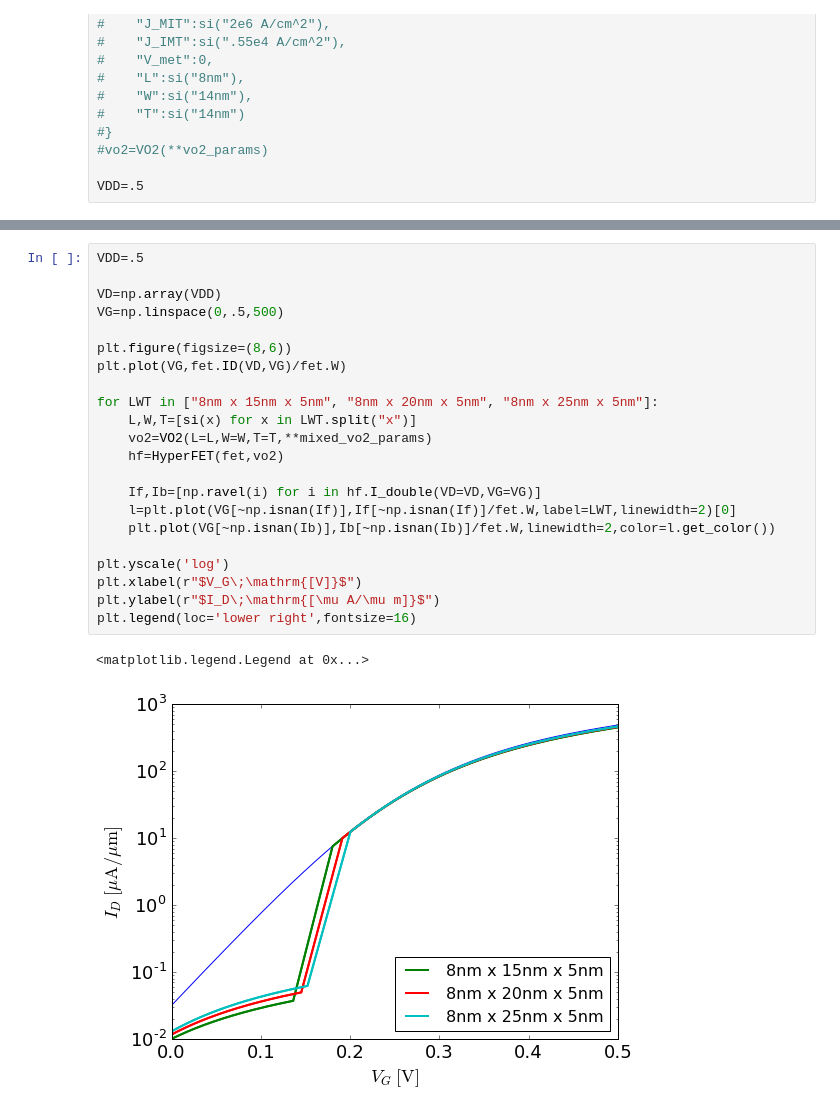
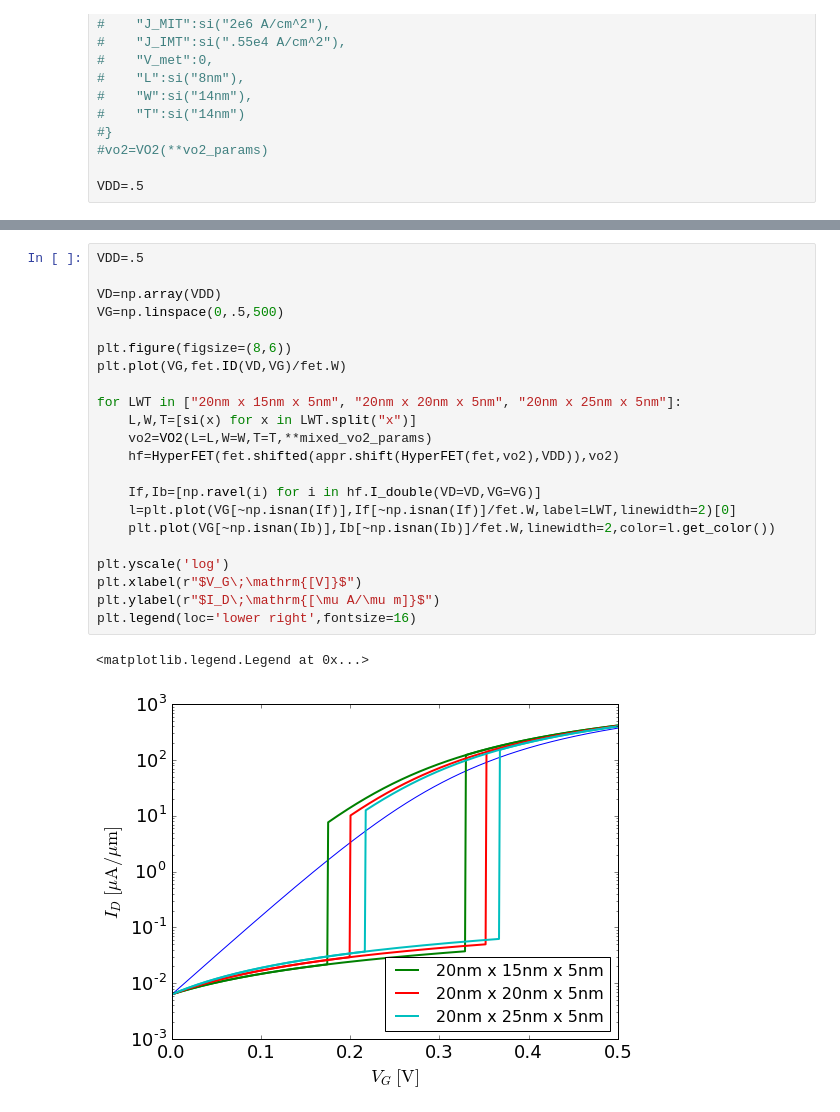
Before and after one commit to samueljamesbader/HyperFET_Project, a Jupyter notebook: DRC2017/Exploration/WeirdOscillations.ipynb, the cells around one changed output, grey strips where cells are left out. Cells and saved outputs as stored; diff of their text form.

```diff
--- a/DRC2017/Exploration/WeirdOscillations.ipynb
+++ b/DRC2017/Exploration/WeirdOscillations.ipynb
@@ -79,28 +80,28 @@ def show_HEMT(VT0,W,Cinv_vxo,SS,alpha,beta,VDsats,VDD,delta,log10Gleak):
 # %%
 VDD=.5
 
 VD=np.array(VDD)
 VG=np.linspace(0,.5,500)
 
 plt.figure(figsize=(8,6))
 plt.plot(VG,fet.ID(VD,VG)/fet.W)
 
-for LWT in ["8nm x 15nm x 5nm", "8nm x 20nm x 5nm", "8nm x 25nm x 5nm"]:
+for LWT in ["20nm x 15nm x 5nm", "20nm x 20nm x 5nm", "20nm x 25nm x 5nm"]:
     L,W,T=[si(x) for x in LWT.split("x")]
     vo2=VO2(L=L,W=W,T=T,**mixed_vo2_params)
-    hf=HyperFET(fet,vo2)
+    hf=HyperFET(fet.shifted(appr.shift(HyperFET(fet,vo2),VDD)),vo2)
 
     If,Ib=[np.ravel(i) for i in hf.I_double(VD=VD,VG=VG)]
     l=plt.plot(VG[~np.isnan(If)],If[~np.isnan(If)]/fet.W,label=LWT,linewidth=2)[0]
     plt.plot(VG[~np.isnan(Ib)],Ib[~np.isnan(Ib)]/fet.W,linewidth=2,color=l.get_color())
 
 plt.yscale('log')
 plt.xlabel(r"$V_G\;\mathrm{[V]}$")
 plt.ylabel(r"$I_D\;\mathrm{[\mu A/\mu m]}$")
 plt.legend(loc='lower right',fontsize=16)
 # %% [output]
 <matplotlib.legend.Legend at 0x...>
-[figure, old version]
+[figure, new version]
 # %%
 out=HTML()
 vo2=None
```
Also changed, not shown: parts of 36 cells of this notebook, 14 other files.
